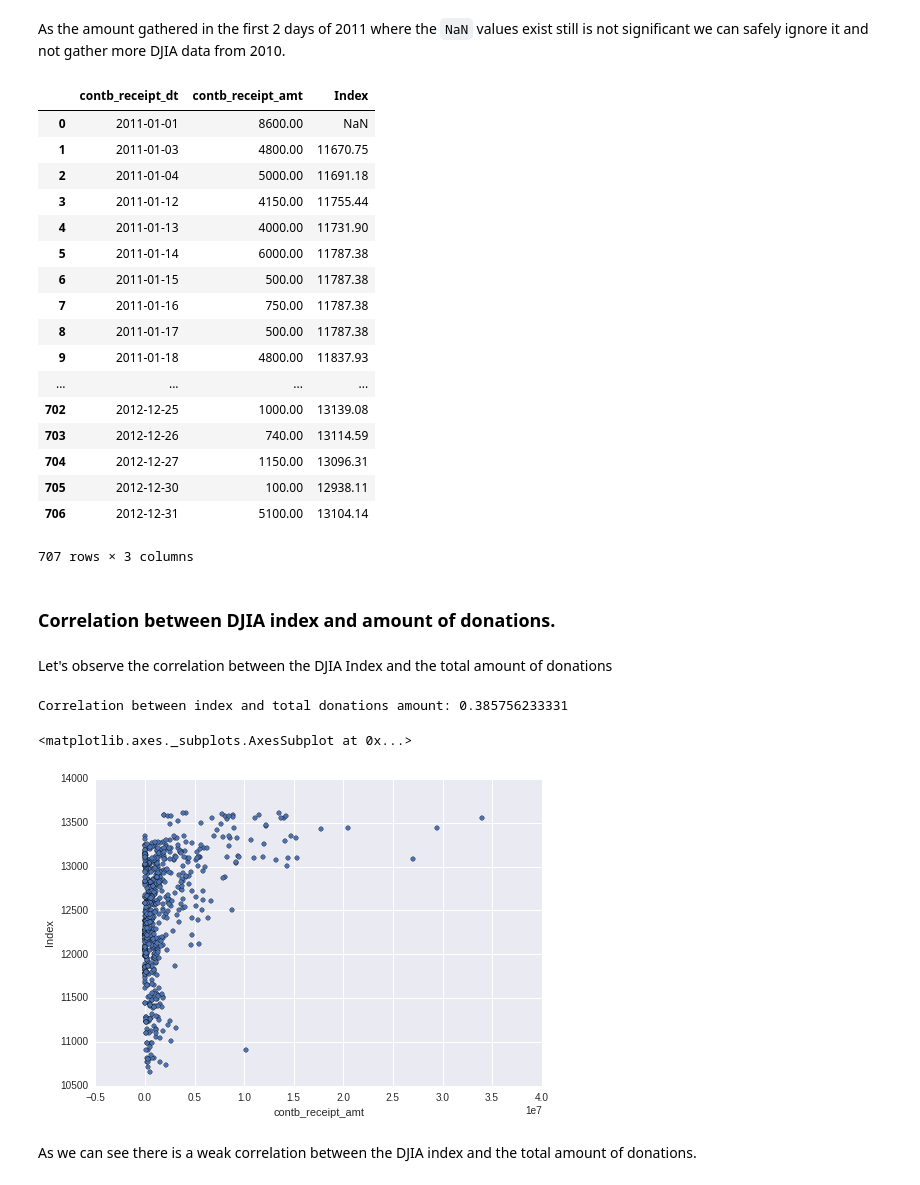
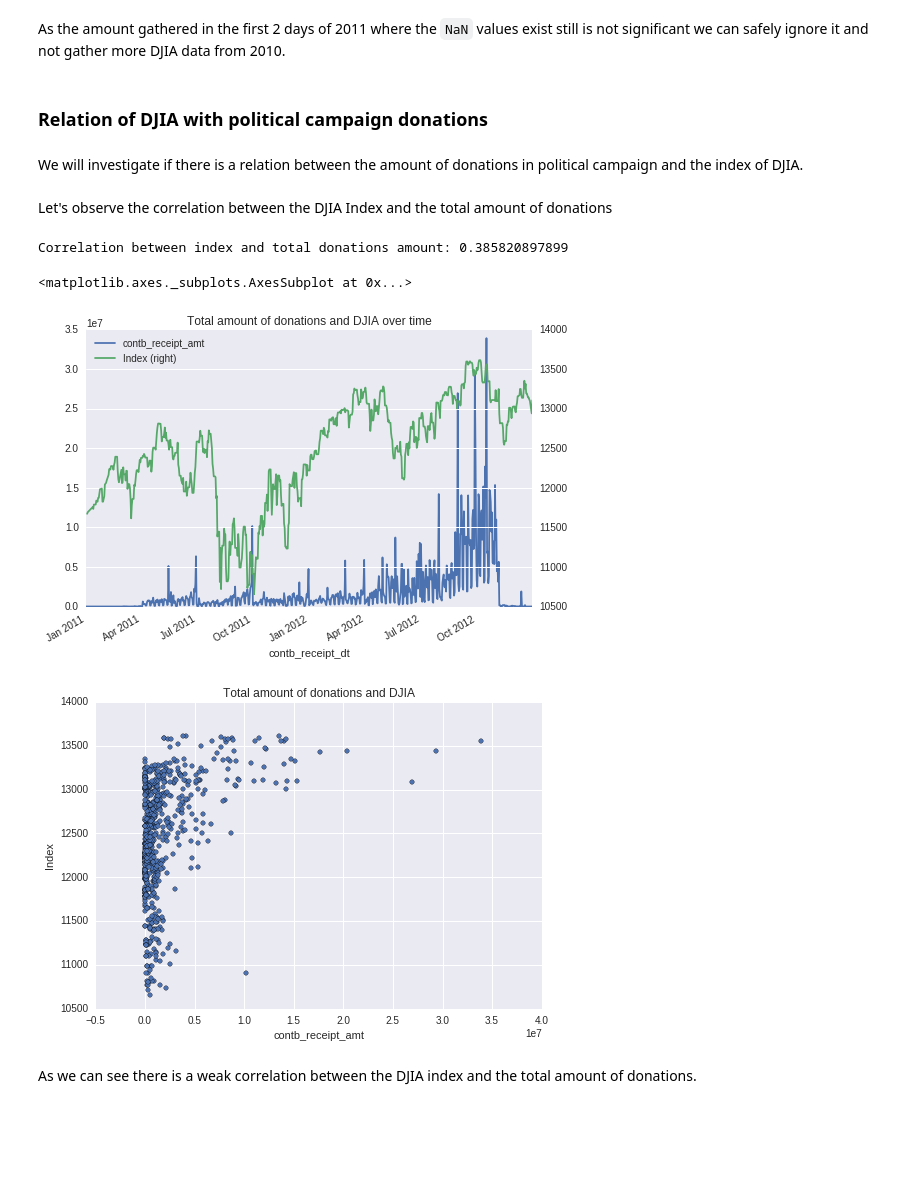
Before and after one commit to BabisK/M36101P-Assignent1, a Jupyter notebook: M36101P-Assignment1.ipynb, the cells around one changed output. Drawn from its saved outputs; the diff is of its cells as text; code cells hidden in the pictures; blank space fills up the shorter version.

```diff
--- a/M36101P-Assignment1.ipynb
+++ b/M36101P-Assignment1.ipynb
@@ -187,2 +148,10 @@ Investigating the `NaN`s we cannot make any further assumptions. We leave them a
+# %%
+print('During the campaign the amount of refunds was $'
+      + str(donations.contb_receipt_amt[~(donations.contb_receipt_amt > 0)].sum())
+      + ' which is rather small compared to the total income of $'
+      + str(donations.contb_receipt_amt[donations.contb_receipt_amt > 0].sum())
+      + '. Thus we can remove the refunds and all receipts that don\'t have a positive amount.')
+
+donations = donations[donations.contb_receipt_amt > 0]
 # %% [markdown]
 #### Dow Jones Industrial Average index data set
@@ -195,11 +167,10 @@ Get DJIA data from https://research.stlouisfed.org/fred2/series/DJIA/downloaddat
 
 We download the index file. We are interested in the timeframe starting from 1-1-2011 to 31-12-2012.
 # %%
-djia_index_names = ['Date', 'Index']
-djia_index_dtypes = {'Date':numpy.str, 'Index':numpy.float}
-djia_index = pandas.read_csv("djia/index.csv", index_col = False, header = 0, names = djia_index_names, dtype = djia_index_dtypes, parse_dates = ['Date'], na_values = '.')
-
-djia = djia_index
+djia_index_names = ['Index']
+djia_index_dtypes = {'Index':numpy.float}
+djia = pandas.read_csv("djia/index.csv", index_col = 0, header = 0, names = djia_index_names, dtype = djia_index_dtypes,
+                       na_values = '.', parse_dates = True)
 # %% [markdown]
 Let's have a look at the data.
 # %%
@@ -235,7 +190,2 @@ Total receipts: 6035691 with total amount 1286475421.1
 # %% [markdown]
 This means that we are missing a significant amount of donations if we don't account for the days the stock market is closed. We can assume the index is unchanged when the market is closed and assign the previous index to these days.
-# %%
-new_djia = pandas.DataFrame(data = days_2011_2012, columns = ['Date'])
-djia = pandas.merge(left = new_djia, right = djia, on = 'Date', how = 'left')
-djia.Index = djia.Index.fillna(method='pad')
-djia.head(20)
@@ -259,0 +192,3 @@ djia.head(20)
+# %%
+djia = djia.reindex(pandas.date_range('01-01-2011', '31-12-2012'))
+djia.Index.fillna(method='pad', inplace = True)
@@ -263,40 +212,24 @@ donations.contb_receipt_amt[(donations.contb_receipt_dt == '2011-01-01') | (dona
 8600.0
 # %% [markdown]
 As the amount gathered in the first 2 days of 2011 where the `NaN` values exist still is not significant we can safely ignore it and not gather more DJIA data from 2010.
-# %%
-donations_per_day = pandas.merge(left = donations[donations.contb_receipt_amt > 0].groupby('contb_receipt_dt', as_index=False).sum(), right = djia, left_on = 'contb_receipt_dt', right_on = 'Date', how = 'left')
-donations_per_day.drop('Date', axis=1, inplace=True)
-donations_per_day.drop('file_num', axis=1, inplace=True)
-donations_per_day
-# %% [output]
-|  | contb_receipt_dt | contb_receipt_amt | Index |
-| 0 | 2011-01-01 | 8600.00 | NaN |
-| 1 | 2011-01-03 | 4800.00 | 11670.75 |
-| 2 | 2011-01-04 | 5000.00 | 11691.18 |
-| 3 | 2011-01-12 | 4150.00 | 11755.44 |
-| 4 | 2011-01-13 | 4000.00 | 11731.90 |
-| 5 | 2011-01-14 | 6000.00 | 11787.38 |
-| 6 | 2011-01-15 | 500.00 | 11787.38 |
-| 7 | 2011-01-16 | 750.00 | 11787.38 |
-| 8 | 2011-01-17 | 500.00 | 11787.38 |
-| 9 | 2011-01-18 | 4800.00 | 11837.93 |
-| ... | ... | ... | ... |
-| 702 | 2012-12-25 | 1000.00 | 13139.08 |
-| 703 | 2012-12-26 | 740.00 | 13114.59 |
-| 704 | 2012-12-27 | 1150.00 | 13096.31 |
-| 705 | 2012-12-30 | 100.00 | 12938.11 |
-| 706 | 2012-12-31 | 5100.00 | 13104.14 |
-707 rows × 3 columns
-# %% [markdown]
-### Correlation between DJIA index and amount of donations.
+# %% [markdown]
+### Relation of DJIA with political campaign donations
+# %% [markdown]
+We will investigate if there is a relation between the amount of donations in political campaign and the index of DJIA.
 # %% [markdown]
 Let's observe the correlation between the DJIA Index and the total amount of donations
 # %%
-print('Correlation between index and total donations amount: ' + str(donations_per_day['contb_receipt_amt'].corr(donations_per_day['Index'])))
-donations_per_day.plot(kind='scatter', x= 'contb_receipt_amt', y='Index')
+total_donations_per_day_djia = pandas.merge(left = donations.groupby('contb_receipt_dt').sum(), right = djia,
+                                            left_index = True, right_index = True, how = 'left')
+print('Correlation between index and total donations amount: '
+      + str(total_donations_per_day_djia['contb_receipt_amt'].corr(total_donations_per_day_djia['Index'])))
+
+total_donations_per_day_djia.plot(title = 'Total amount of donations and DJIA over time', secondary_y='Index')
+total_donations_per_day_djia.plot(kind = 'scatter', x = 'contb_receipt_amt', y='Index', title = 'Total amount of donations and DJIA')
 # %% [output]
-Correlation between index and total donations amount: 0.385756233331
+Correlation between index and total donations amount: 0.385820897899
 <matplotlib.axes._subplots.AxesSubplot at 0x...>
-[figure, old version]
+[figure, new version]
+[figure, added]
 # %% [markdown]
 As we can see there is a weak correlation between the DJIA index and the total amount of donations.
```
Also changed, not shown: parts of 47 cells of this notebook.
